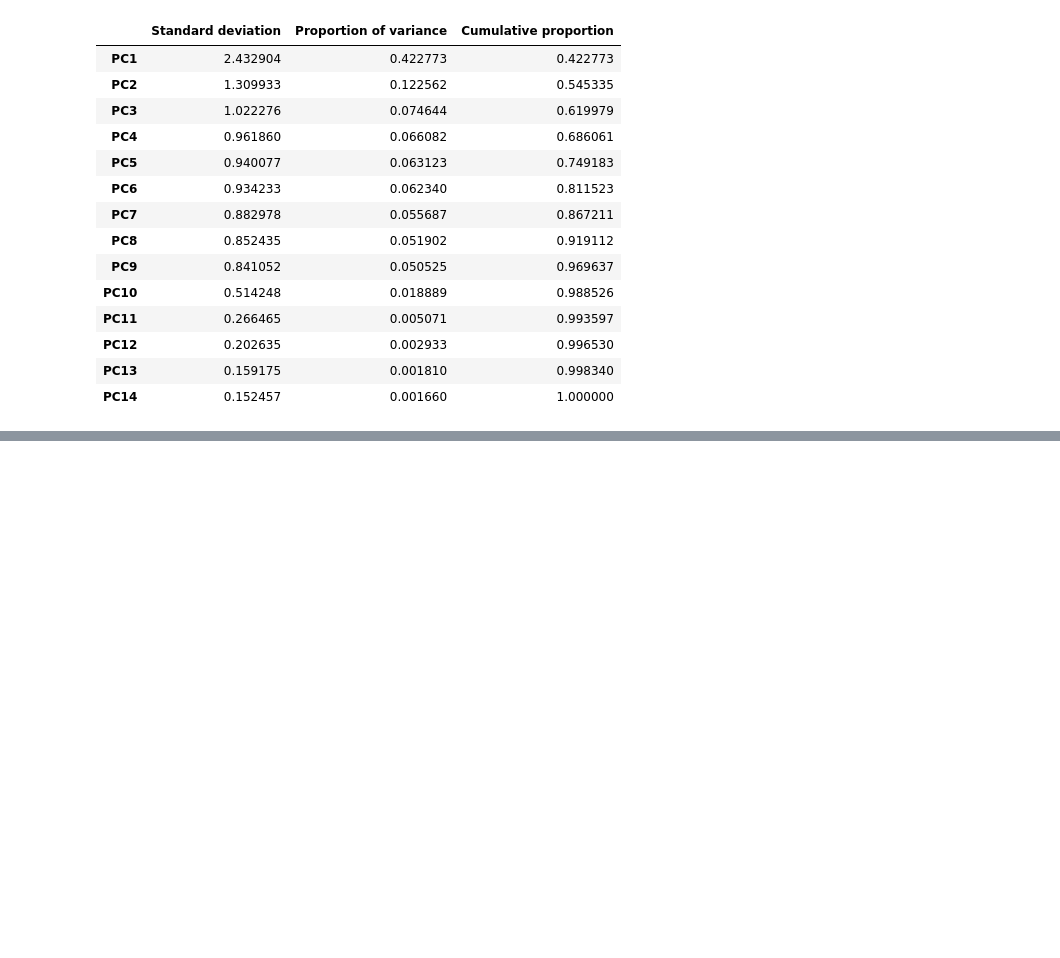
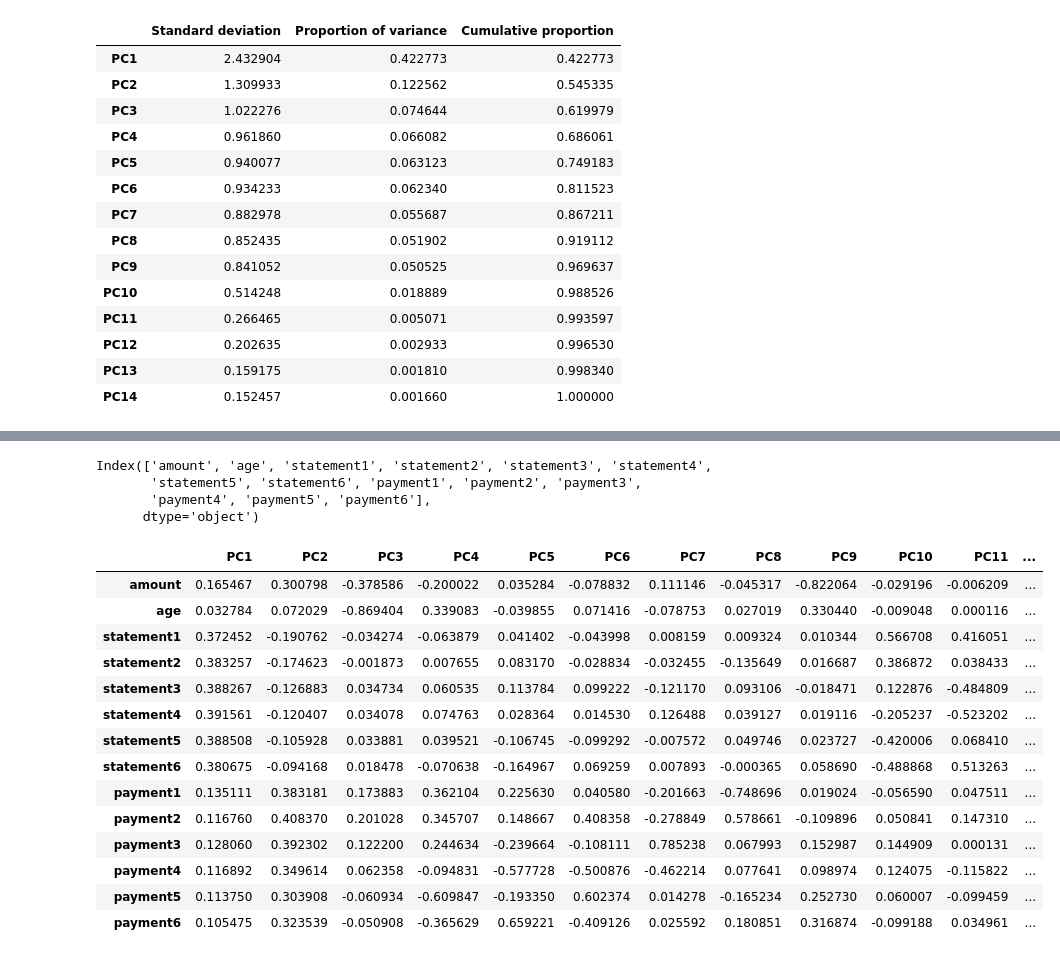
Before and after one commit to PosgradoMNA/actividades-del-projecto-96, a Jupyter notebook: Semana-4/ActividadSemana4.ipynb, the cells around one changed output, grey strips where cells are left out. Cells and saved outputs as stored; diff of their text form; code cells hidden in the pictures; blank space fills up the shorter version.

```diff
--- a/Semana-4/ActividadSemana4.ipynb
+++ b/Semana-4/ActividadSemana4.ipynb
@@ -112,0 +132,29 @@ pcsSummary
+# %%
+x.columns
+# %% [output]
+Index(['amount', 'age', 'statement1', 'statement2', 'statement3', 'statement4',
+       'statement5', 'statement6', 'payment1', 'payment2', 'payment3',
+       'payment4', 'payment5', 'payment6'],
+      dtype='object')
+# %%
+pcsComponents_dfX = pd.DataFrame(pca.components_.transpose(),
+                                columns = row_names,
+                                index = x.columns
+                                )
+pcsComponents_dfX
+# %% [output]
+|  | PC1 | PC2 | PC3 | PC4 | PC5 | PC6 | PC7 | PC8 | PC9 | PC10 | PC11 | ... |
+| amount | 0.165467 | 0.300798 | -0.378586 | -0.200022 | 0.035284 | -0.078832 | 0.111146 | -0.045317 | -0.822064 | -0.029196 | -0.006209 | ... |
+| age | 0.032784 | 0.072029 | -0.869404 | 0.339083 | -0.039855 | 0.071416 | -0.078753 | 0.027019 | 0.330440 | -0.009048 | 0.000116 | ... |
+| statement1 | 0.372452 | -0.190762 | -0.034274 | -0.063879 | 0.041402 | -0.043998 | 0.008159 | 0.009324 | 0.010344 | 0.566708 | 0.416051 | ... |
+| statement2 | 0.383257 | -0.174623 | -0.001873 | 0.007655 | 0.083170 | -0.028834 | -0.032455 | -0.135649 | 0.016687 | 0.386872 | 0.038433 | ... |
+| statement3 | 0.388267 | -0.126883 | 0.034734 | 0.060535 | 0.113784 | 0.099222 | -0.121170 | 0.093106 | -0.018471 | 0.122876 | -0.484809 | ... |
+| statement4 | 0.391561 | -0.120407 | 0.034078 | 0.074763 | 0.028364 | 0.014530 | 0.126488 | 0.039127 | 0.019116 | -0.205237 | -0.523202 | ... |
+| statement5 | 0.388508 | -0.105928 | 0.033881 | 0.039521 | -0.106745 | -0.099292 | -0.007572 | 0.049746 | 0.023727 | -0.420006 | 0.068410 | ... |
+| statement6 | 0.380675 | -0.094168 | 0.018478 | -0.070638 | -0.164967 | 0.069259 | 0.007893 | -0.000365 | 0.058690 | -0.488868 | 0.513263 | ... |
+| payment1 | 0.135111 | 0.383181 | 0.173883 | 0.362104 | 0.225630 | 0.040580 | -0.201663 | -0.748696 | 0.019024 | -0.056590 | 0.047511 | ... |
+| payment2 | 0.116760 | 0.408370 | 0.201028 | 0.345707 | 0.148667 | 0.408358 | -0.278849 | 0.578661 | -0.109896 | 0.050841 | 0.147310 | ... |
+| payment3 | 0.128060 | 0.392302 | 0.122200 | 0.244634 | -0.239664 | -0.108111 | 0.785238 | 0.067993 | 0.152987 | 0.144909 | 0.000131 | ... |
+| payment4 | 0.116892 | 0.349614 | 0.062358 | -0.094831 | -0.577728 | -0.500876 | -0.462214 | 0.077641 | 0.098974 | 0.124075 | -0.115822 | ... |
+| payment5 | 0.113750 | 0.303908 | -0.060934 | -0.609847 | -0.193350 | 0.602374 | 0.014278 | -0.165234 | 0.252730 | 0.060007 | -0.099459 | ... |
+| payment6 | 0.105475 | 0.323539 | -0.050908 | -0.365629 | 0.659221 | -0.409126 | 0.025592 | 0.180851 | 0.316874 | -0.099188 | 0.034961 | ... |
```
Also changed, not shown: parts of 3 cells of this notebook.
